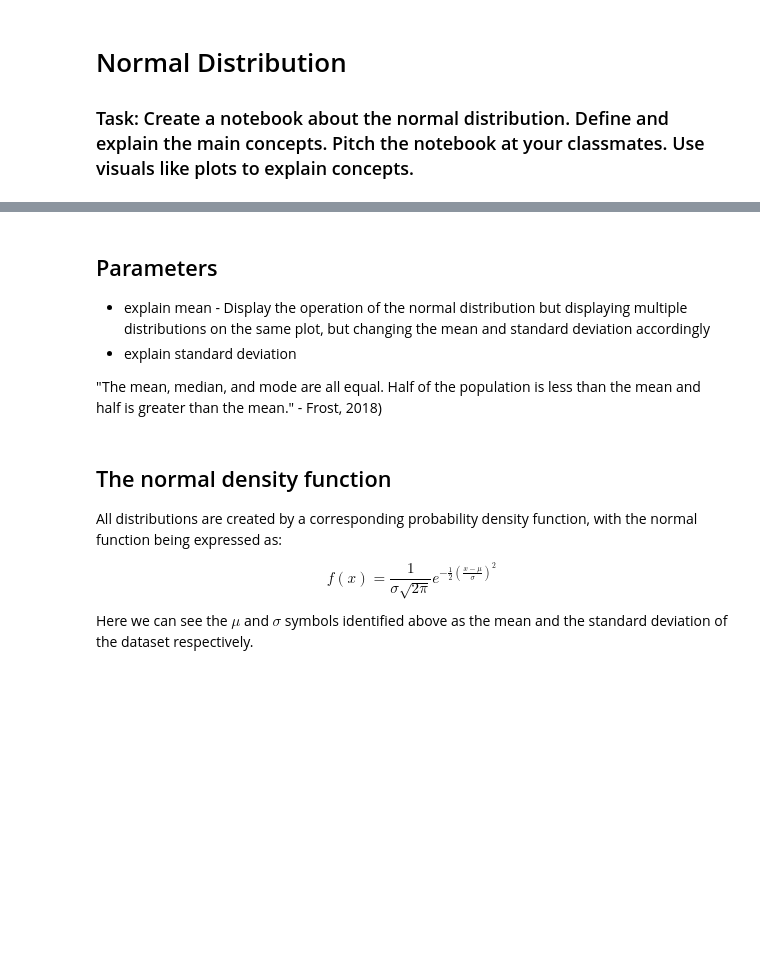
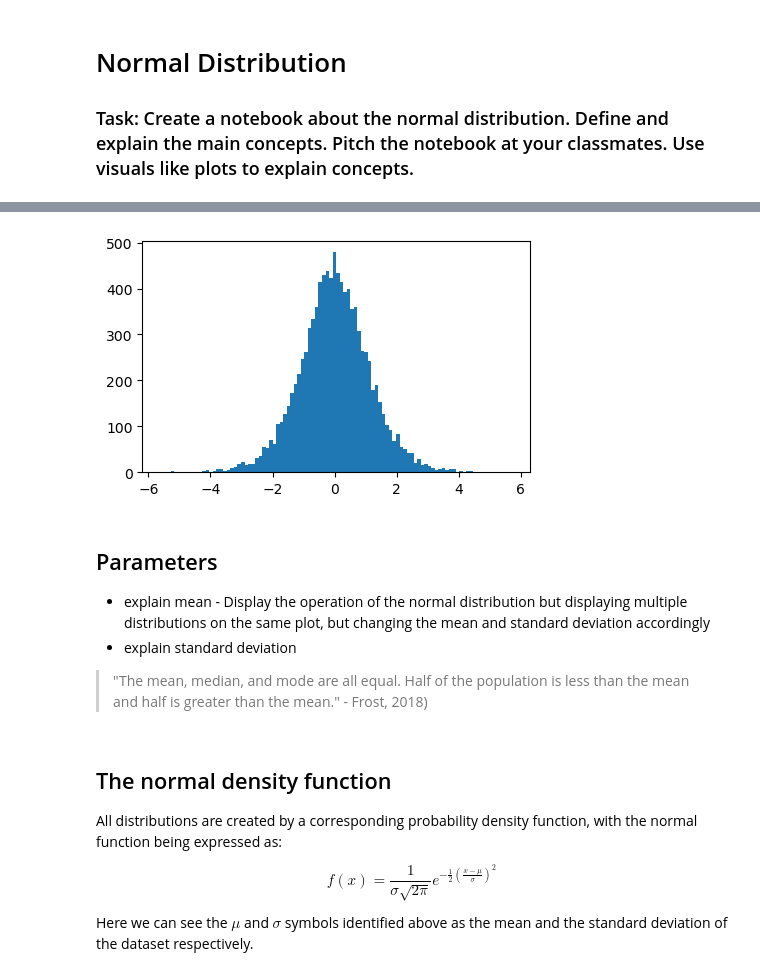
Before and after one commit to kiehozero/atu-fundda2022, a Jupyter notebook: practicals/00-normal-distribution.ipynb, the cells around one changed output, grey strips where cells are left out. Saved outputs shown, nothing was run; the diff lists cells and outputs as text; code cells hidden in the pictures; blank space fills up the shorter version.

```diff
--- a/practicals/00-normal-distribution.ipynb
+++ b/practicals/00-normal-distribution.ipynb
@@ -45,9 +102,20 @@ plt.show()
+# %%
+# parameter guide found in the GeeksForGeeks article in the README
+
+# a dataset distributed using Student's t-distribution. Requires two parameters: degrees of freedom and range
+stt = np.random.standard_t(df=10, size=10000)
+
+# plot the dataset, and segment all datapoints into 100 bins
+plt.hist(stt, bins=100)
+plt.show();
+# %% [output]
+[figure, added]
 # %% [markdown]
 ## Parameters
 - explain mean - Display the operation of the normal distribution but displaying multiple distributions on the same plot, but changing the mean and standard deviation accordingly
 - explain standard deviation
 
-"The mean, median, and mode are all equal. Half of the population is less than the mean and half is greater than the mean." - Frost, 2018)
+> "The mean, median, and mode are all equal. Half of the population is less than the mean and half is greater than the mean." - Frost, 2018)
 # %%
 # code here
 # %% [markdown]
```
Also changed, not shown: parts of 15 cells of this notebook, 1 other file.
